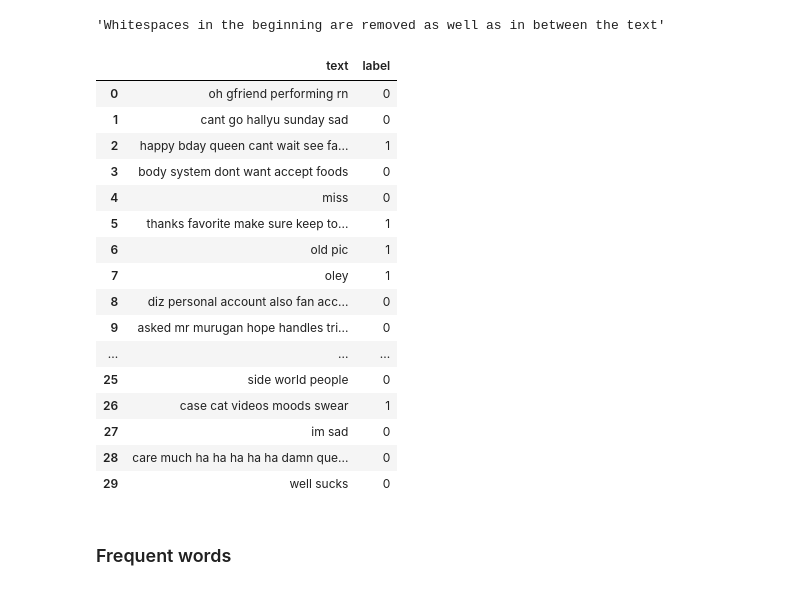
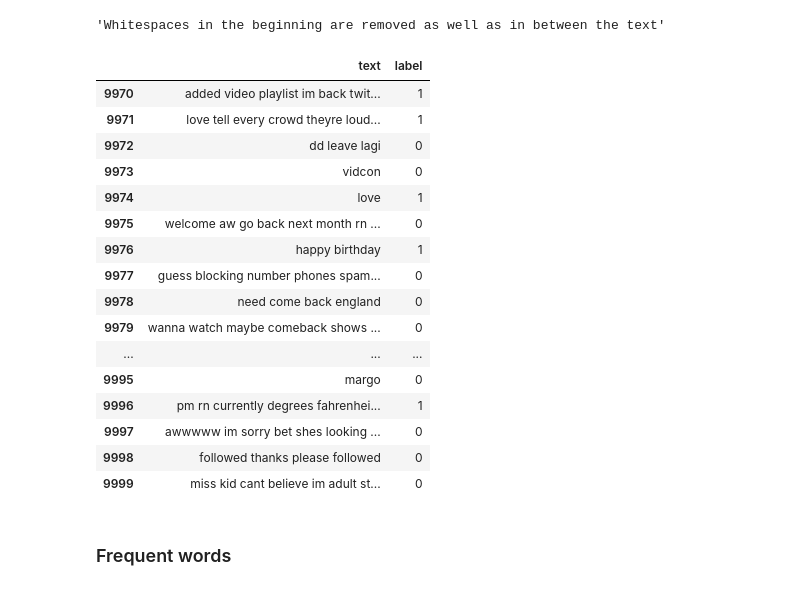
Before and after one commit to RakeshSharma21/Sessions_Notebook, a Jupyter notebook: Text_Data_Preprocessing.ipynb, the cells around one changed output. Cells and saved outputs as stored; diff of their text form; code cells hidden in the pictures.

```diff
--- a/Text_Data_Preprocessing.ipynb
+++ b/Text_Data_Preprocessing.ipynb
@@ -823,25 +830,25 @@ clean_text
 # %%
 df.text = df.text.apply(lambda x: remove_whitespaces(x))
 # %%
-df.head(30)
+df.tail(30)
 # %% [output]
 |  | text | label |
-| 0 | oh gfriend performing rn | 0 |
-| 1 | cant go hallyu sunday sad | 0 |
-| 2 | happy bday queen cant wait see fa... | 1 |
-| 3 | body system dont want accept foods | 0 |
-| 4 | miss | 0 |
-| 5 | thanks favorite make sure keep to... | 1 |
-| 6 | old pic | 1 |
-| 7 | oley | 1 |
-| 8 | diz personal account also fan acc... | 0 |
-| 9 | asked mr murugan hope handles tri... | 0 |
+| 9970 | added video playlist im back twit... | 1 |
+| 9971 | love tell every crowd theyre loud... | 1 |
+| 9972 | dd leave lagi | 0 |
+| 9973 | vidcon | 0 |
+| 9974 | love | 1 |
+| 9975 | welcome aw go back next month rn ... | 0 |
+| 9976 | happy birthday | 1 |
+| 9977 | guess blocking number phones spam... | 0 |
+| 9978 | need come back england | 0 |
+| 9979 | wanna watch maybe comeback shows ... | 0 |
 | ... | ... | ... |
-| 25 | side world people | 0 |
-| 26 | case cat videos moods swear | 1 |
-| 27 | im sad | 0 |
-| 28 | care much ha ha ha ha ha damn que... | 0 |
-| 29 | well sucks | 0 |
+| 9995 | margo | 0 |
+| 9996 | pm rn currently degrees fahrenhei... | 1 |
+| 9997 | awwwww im sorry bet shes looking ... | 0 |
+| 9998 | followed thanks please followed | 0 |
+| 9999 | miss kid cant believe im adult st... | 0 |
 # %%
 # spacy.word_tokenize
 # %% [markdown]
```
Also changed, not shown: parts of 27 cells of this notebook.
